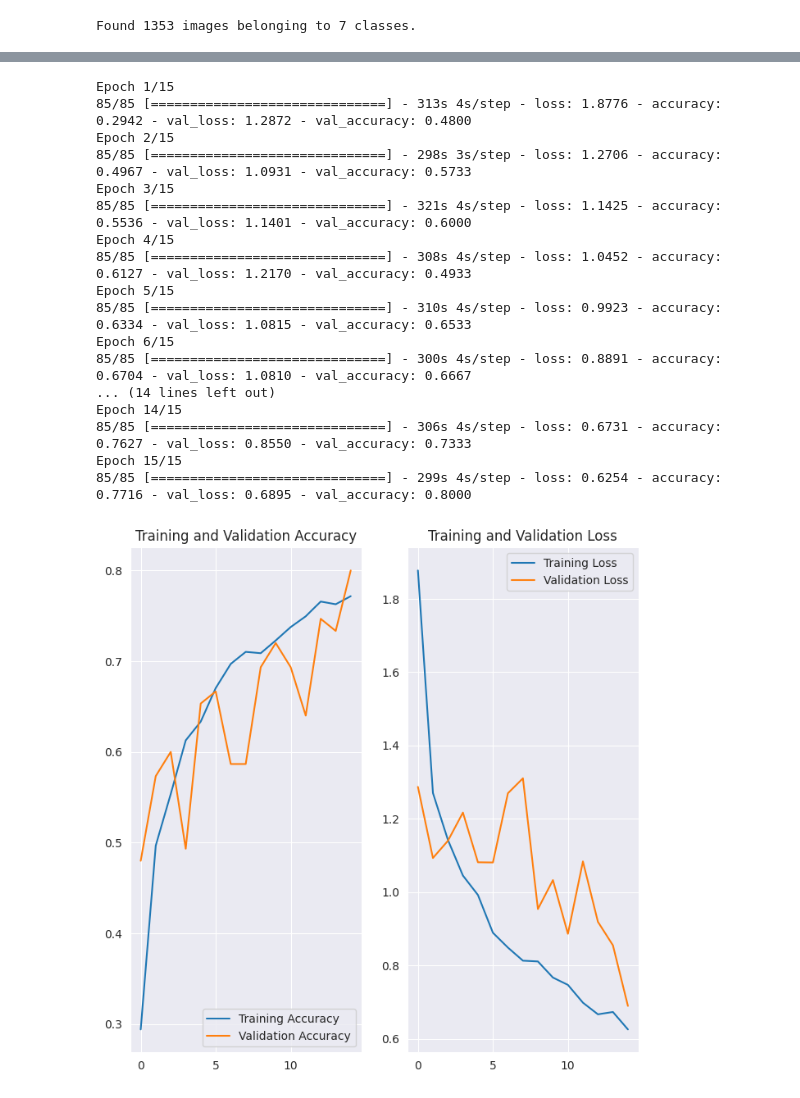
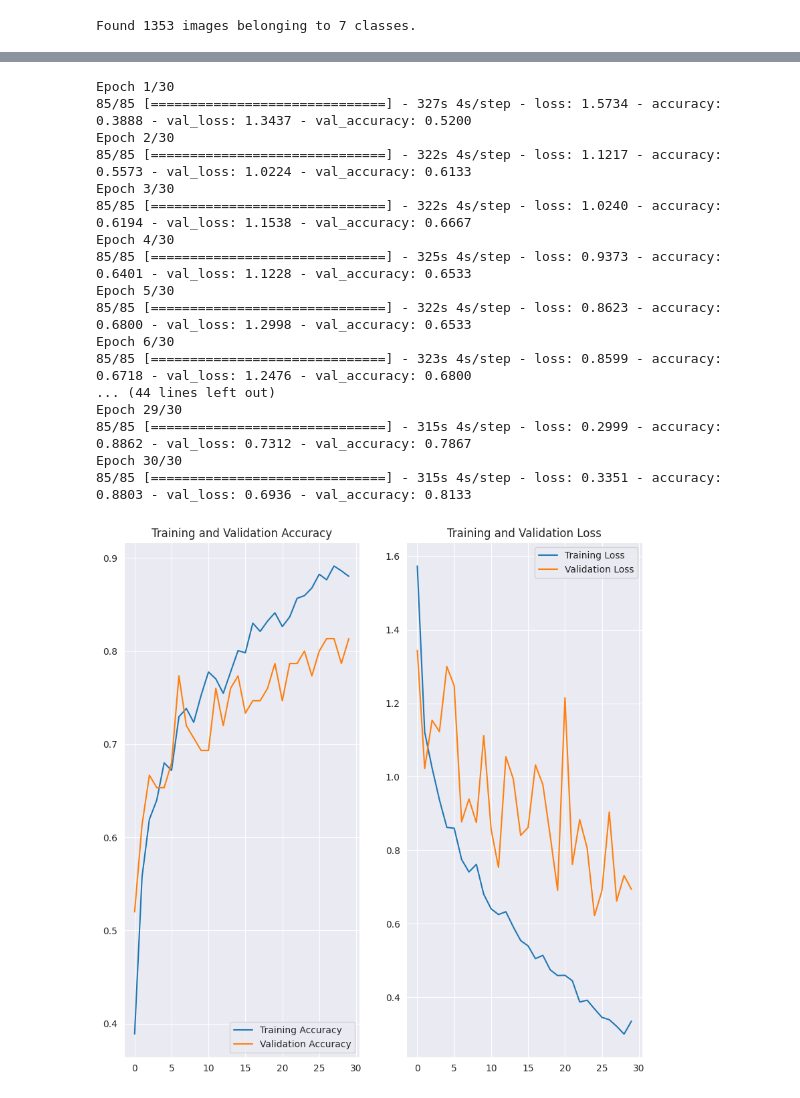
Before and after one commit to Davynnelle/my, a Jupyter notebook: OPlant_Disease_e30 (1).ipynb, the cells around one changed output, grey strips where cells are left out. Drawn from its saved outputs; the diff is of its cells as text; code cells hidden in the pictures.

```diff
--- a/OPlant_Disease_e30 (1).ipynb
+++ b/OPlant_Disease_e30 (1).ipynb
@@ -638,47 +644,48 @@ model = create_model()
 # Train the model
 # Note that this may take some time.
 history = model.fit(train_gen,
-                    epochs=15,
+                    epochs=30,
                     validation_data=valid_gen)
 # %% [output]
-Epoch 1/15
-85/85 [==============================] - 313s 4s/step - loss: 1.8776 - accuracy: 0.2942 - val_loss: 1.2872 - val_accuracy: 0.4800
-Epoch 2/15
-85/85 [==============================] - 298s 3s/step - loss: 1.2706 - accuracy: 0.4967 - val_loss: 1.0931 - val_accuracy: 0.5733
-Epoch 3/15
-85/85 [==============================] - 321s 4s/step - loss: 1.1425 - accuracy: 0.5536 - val_loss: 1.1401 - val_accuracy: 0.6000
-Epoch 4/15
-85/85 [==============================] - 308s 4s/step - loss: 1.0452 - accuracy: 0.6127 - val_loss: 1.2170 - val_accuracy: 0.4933
-Epoch 5/15
-85/85 [==============================] - 310s 4s/step - loss: 0.9923 - accuracy: 0.6334 - val_loss: 1.0815 - val_accuracy: 0.6533
-Epoch 6/15
-85/85 [==============================] - 300s 4s/step - loss: 0.8891 - accuracy: 0.6704 - val_loss: 1.0810 - val_accuracy: 0.6667
-... (14 lines left out)
-Epoch 14/15
-85/85 [==============================] - 306s 4s/step - loss: 0.6731 - accuracy: 0.7627 - val_loss: 0.8550 - val_accuracy: 0.7333
-Epoch 15/15
-85/85 [==============================] - 299s 4s/step - loss: 0.6254 - accuracy: 0.7716 - val_loss: 0.6895 - val_accuracy: 0.8000
+Epoch 1/30
+85/85 [==============================] - 327s 4s/step - loss: 1.5734 - accuracy: 0.3888 - val_loss: 1.3437 - val_accuracy: 0.5200
+Epoch 2/30
+85/85 [==============================] - 322s 4s/step - loss: 1.1217 - accuracy: 0.5573 - val_loss: 1.0224 - val_accuracy: 0.6133
+Epoch 3/30
+85/85 [==============================] - 322s 4s/step - loss: 1.0240 - accuracy: 0.6194 - val_loss: 1.1538 - val_accuracy: 0.6667
+Epoch 4/30
+85/85 [==============================] - 325s 4s/step - loss: 0.9373 - accuracy: 0.6401 - val_loss: 1.1228 - val_accuracy: 0.6533
+Epoch 5/30
+85/85 [==============================] - 322s 4s/step - loss: 0.8623 - accuracy: 0.6800 - val_loss: 1.2998 - val_accuracy: 0.6533
+Epoch 6/30
+85/85 [==============================] - 323s 4s/step - loss: 0.8599 - accuracy: 0.6718 - val_loss: 1.2476 - val_accuracy: 0.6800
+... (44 lines left out)
+Epoch 29/30
+85/85 [==============================] - 315s 4s/step - loss: 0.2999 - accuracy: 0.8862 - val_loss: 0.7312 - val_accuracy: 0.7867
+Epoch 30/30
+85/85 [==============================] - 315s 4s/step - loss: 0.3351 - accuracy: 0.8803 - val_loss: 0.6936 - val_accuracy: 0.8133
 # %%
 acc = history.history['accuracy']
 val_acc = history.history['val_accuracy']
 
 loss = history.history['loss']
 val_loss = history.history['val_loss']
 
+epochs=30
 epochs_range = range(epochs)
 
-plt.figure(figsize=(8, 8))
+plt.figure(figsize=(10, 10))
 plt.subplot(1, 2, 1)
 plt.plot(epochs_range, acc, label='Training Accuracy')
 plt.plot(epochs_range, val_acc, label='Validation Accuracy')
 plt.legend(loc='lower right')
 plt.title('Training and Validation Accuracy')
 
 plt.subplot(1, 2, 2)
 plt.plot(epochs_range, loss, label='Training Loss')
 plt.plot(epochs_range, val_loss, label='Validation Loss')
 plt.legend(loc='upper right')
 plt.title('Training and Validation Loss')
 plt.show()
 # %% [output]
-[figure, old version]
+[figure, new version]
```
Also changed, not shown: parts of 7 cells of this notebook.
